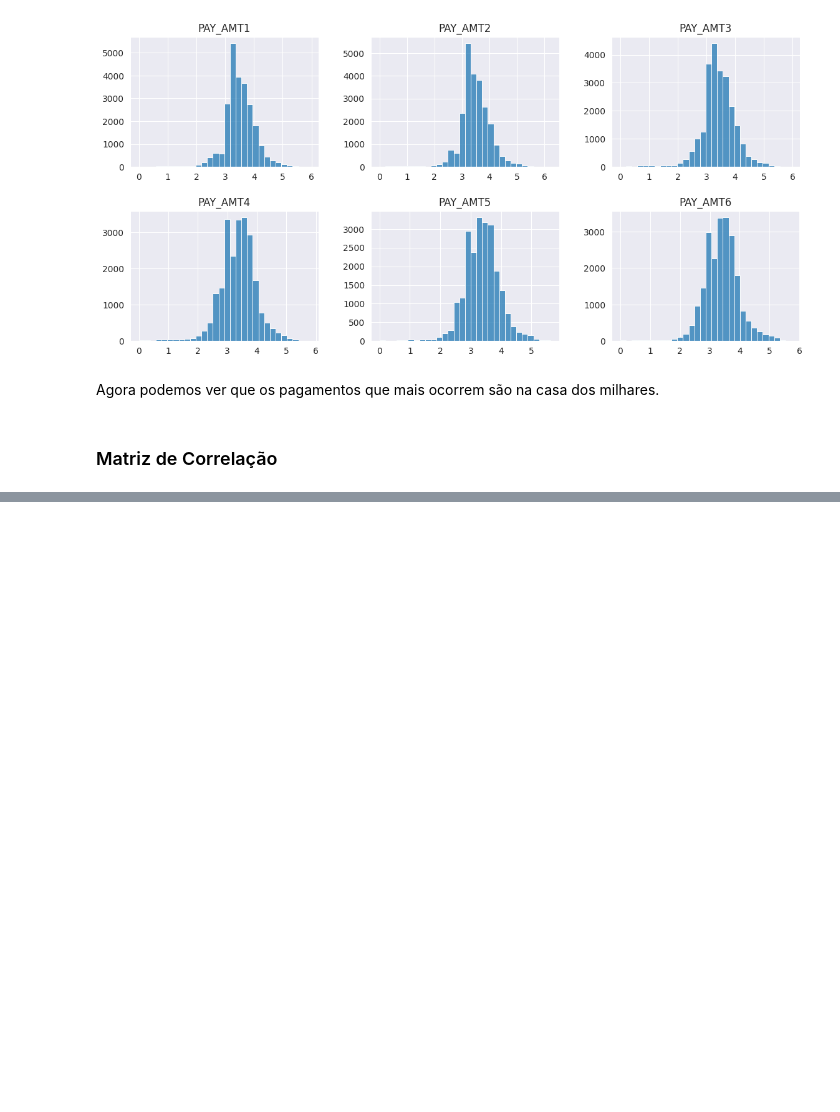
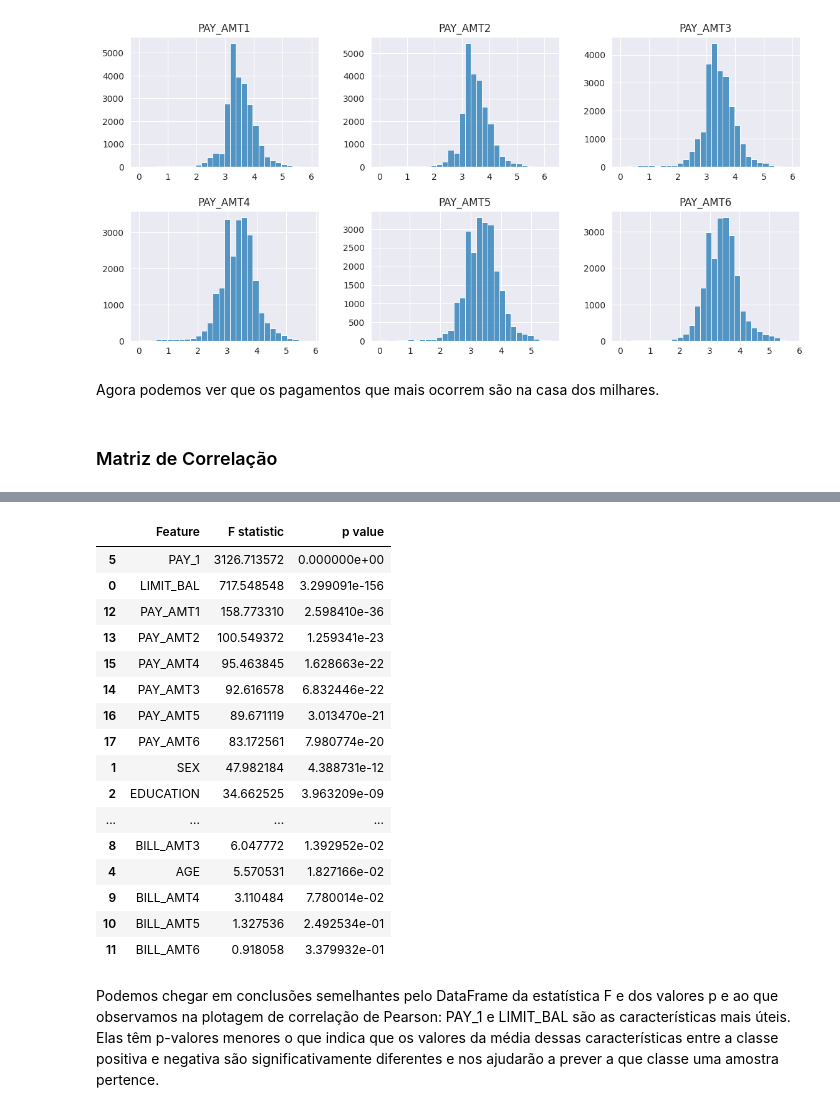
Before and after one commit to Mathsnts18/CreditRiskModel, a Jupyter notebook: notebooks/eda.ipynb, the cells around one changed output, grey strips where cells are left out. Drawn from its saved outputs; the diff is of its cells as text; code cells hidden in the pictures; blank space fills up the shorter version.

```diff
--- a/notebooks/eda.ipynb
+++ b/notebooks/eda.ipynb
@@ -309,0 +324,28 @@ Agora podemos ver que os pagamentos que mais ocorrem são na casa dos milhares.
+# %%
+[f_stat, f_p_value] = f_classif(X,y)
+
+f_test_df = pd.DataFrame({'Feature':X.columns,
+                          'F statistic':f_stat,
+                          'p value':f_p_value})
+
+f_test_df.sort_values('p value')
+# %% [output]
+|  | Feature | F statistic | p value |
+| 5 | PAY_1 | 3126.713572 | 0.000000e+00 |
+| 0 | LIMIT_BAL | 717.548548 | 3.299091e-156 |
+| 12 | PAY_AMT1 | 158.773310 | 2.598410e-36 |
+| 13 | PAY_AMT2 | 100.549372 | 1.259341e-23 |
+| 15 | PAY_AMT4 | 95.463845 | 1.628663e-22 |
+| 14 | PAY_AMT3 | 92.616578 | 6.832446e-22 |
+| 16 | PAY_AMT5 | 89.671119 | 3.013470e-21 |
+| 17 | PAY_AMT6 | 83.172561 | 7.980774e-20 |
+| 1 | SEX | 47.982184 | 4.388731e-12 |
+| 2 | EDUCATION | 34.662525 | 3.963209e-09 |
+| ... | ... | ... | ... |
+| 8 | BILL_AMT3 | 6.047772 | 1.392952e-02 |
+| 4 | AGE | 5.570531 | 1.827166e-02 |
+| 9 | BILL_AMT4 | 3.110484 | 7.780014e-02 |
+| 10 | BILL_AMT5 | 1.327536 | 2.492534e-01 |
+| 11 | BILL_AMT6 | 0.918058 | 3.379932e-01 |
+# %% [markdown]
+Podemos chegar em conclusões semelhantes pelo DataFrame da estatística F e dos valores p e ao que observamos na plotagem de correlação de Pearson: PAY_1 e LIMIT_BAL são as características mais úteis. Elas têm p-valores menores o que indica que os valores da média dessas características entre a classe positiva e negativa são significativamente diferentes e nos ajudarão a prever a que classe uma amostra pertence.
```
Also changed, not shown: parts of 8 cells of this notebook, 5 other files.
